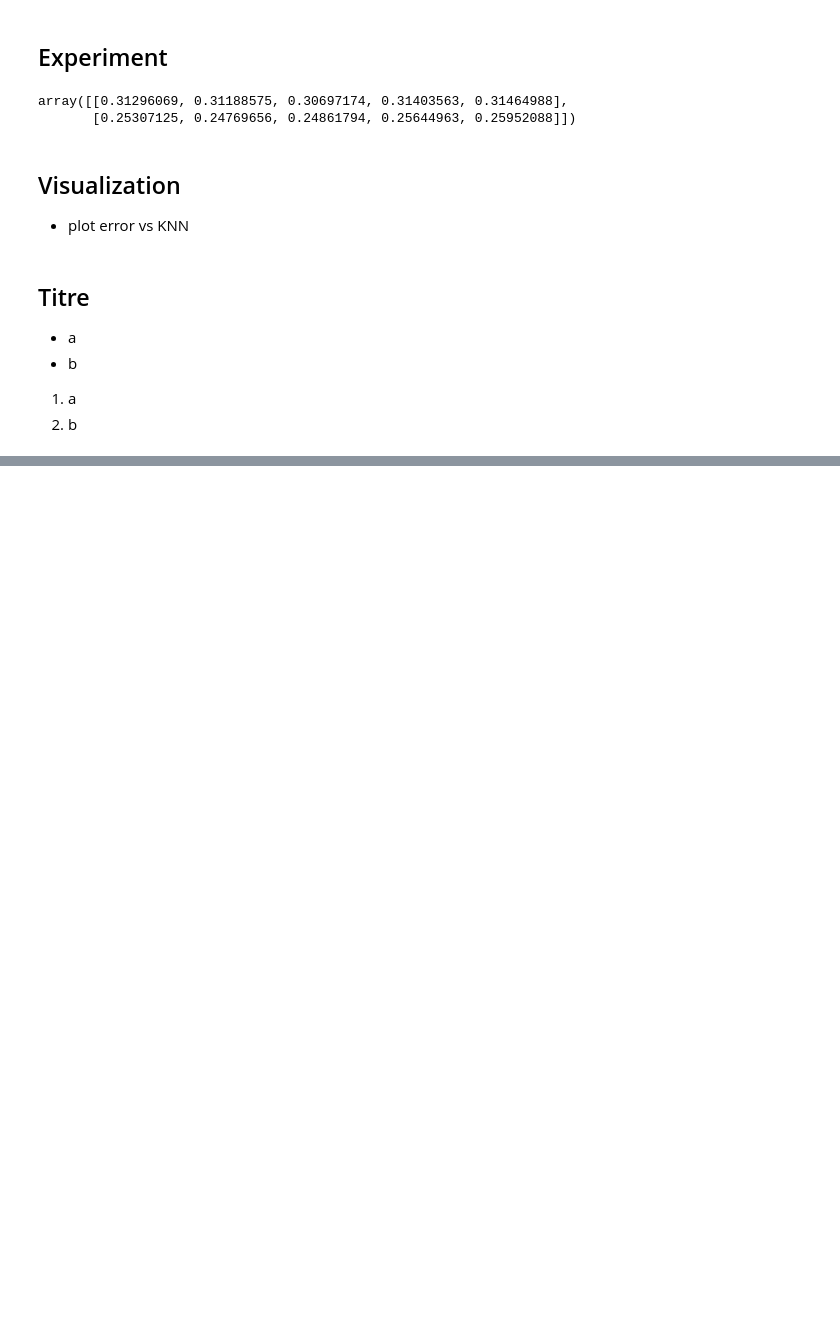
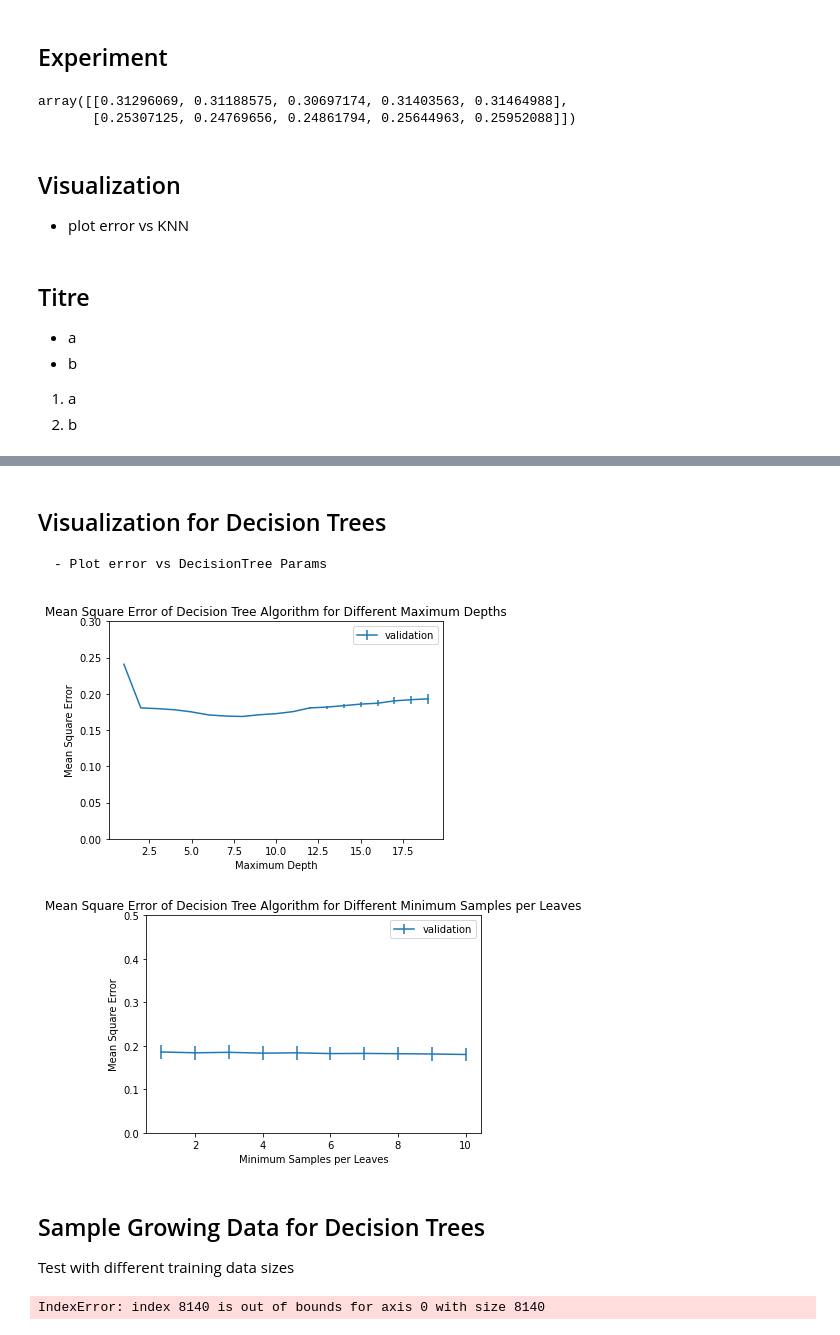
Before and after one commit to chrismartel/COMP551, a Jupyter notebook: projects/mini_project_1/adult.ipynb, the cells around one changed output, grey strips where cells are left out. Saved outputs shown, nothing was run; the diff lists cells and outputs as text; code cells hidden in the pictures; blank space fills up the shorter version.

Commit message:
Added min nb samples per leaves param and plots

```diff
--- a/projects/mini_project_1/adult.ipynb
+++ b/projects/mini_project_1/adult.ipynb
@@ -232,0 +233,3 @@ array([[0.24124693, 0.23694717, 0.23786855, 0.24232187, 0.24554668],
+# %%
+mean_matrix = decision_tree_cross_validation(x,y,max_d_list,min_samples_per_leaves_list,L)
+mean_matrix
@@ -232,0 +254,38 @@ array([[0.24124693, 0.23694717, 0.23786855, 0.24232187, 0.24554668],
+# %% [markdown]
+## Visualization for Decision Trees
+    - Plot error vs DecisionTree Params
+# %%
+# Mean of folds
+err_val_fold = np.mean(mean_matrix, axis=-1)
+# %%
+plt.title('Mean Square Error of Decision Tree Algorithm for Different Maximum Depths')
+plt.errorbar(max_d_list, np.mean(err_val_fold, axis=-1), np.std(err_val_fold, axis=-1), label ='validation')
+plt.legend()
+plt.xlabel('Maximum Depth')
+plt.ylabel('Mean Square Error')
+plt.ylim(0,0.3)
+plt.show()
+
+plt.title('Mean Square Error of Decision Tree Algorithm for Different Minimum Samples per Leaves')
+plt.errorbar(min_samples_per_leaves_list, np.mean(err_val_fold, axis=0), np.std(err_val_fold, axis=0), label ='validation')
+plt.legend()
+plt.xlabel('Minimum Samples per Leaves')
+plt.ylabel('Mean Square Error')
+plt.ylim(0,0.5)
+plt.show()
+# %% [output]
+[figure, added]
+[figure, added]
+# %% [markdown]
+## Sample Growing Data for Decision Trees
+
+Test with different training data sizes
+# %%
+sample_size = [0.25, 0.50, 0.75, 1]
+
+for s in sample_size:
+    inds = np.random.permutation(range(train.shape[0]))
+    x_subset, y_subset = x[inds[:int(s*num_instances)]], y[inds[:int(s*num_instances)]]
+    err_matrix = decision_tree_cross_validation(x_subset,y_subset,max_d,L)
+# %% [output]
+IndexError: index 8140 is out of bounds for axis 0 with size 8140
```
Also changed, not shown: parts of 6 cells of this notebook.
